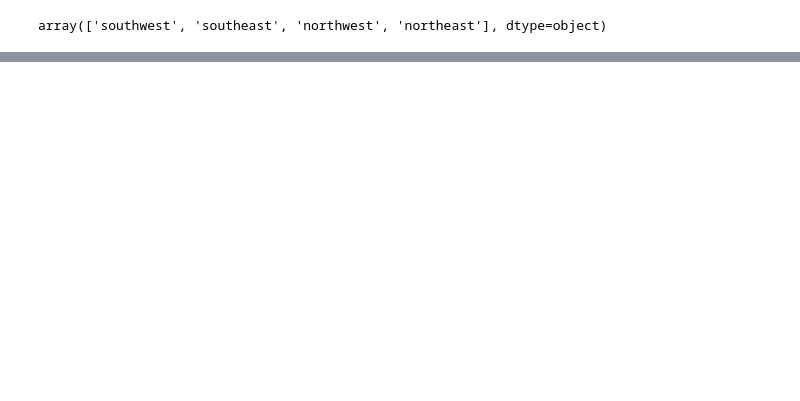
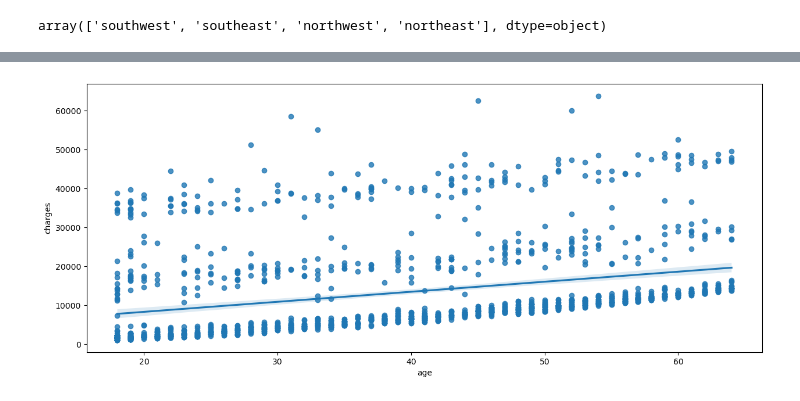
Before and after one commit to mjardinico/medical-insurance-premium, a Jupyter notebook: medical-insurance-project.ipynb, the cells around one changed output, grey strips where cells are left out. Cells and saved outputs as stored; diff of their text form; code cells hidden in the pictures; blank space fills up the shorter version.

```diff
--- a/medical-insurance-project.ipynb
+++ b/medical-insurance-project.ipynb
@@ -204,0 +197,3 @@ region_dummies
+# %%
+region_df = pd.get_dummies(insurance_df['region'], drop_first=True)
+region_df
@@ -204,0 +214,4 @@ region_dummies
+# %%
+region_dummies = region_df.astype(int)
+# %%
+insurance_df[['northwest','southeast','southwest']] = region_dummies
@@ -204,0 +227,3 @@ region_dummies
+# %%
+# Let's drop the original 'region' column
+insurance_df.drop(['region'], axis=1, inplace=True)
@@ -204,0 +263,7 @@ region_dummies
+# %%
+# Plot regression of `age` vs `charges` using Seaborn .regplot() function
+plt.figure(figsize=(15,6))
+sns.regplot(x = 'age', y= 'charges', data= insurance_df)
+plt.show()
+# %% [output]
+[figure, added]
```
Also changed, not shown: parts of 31 cells of this notebook.
